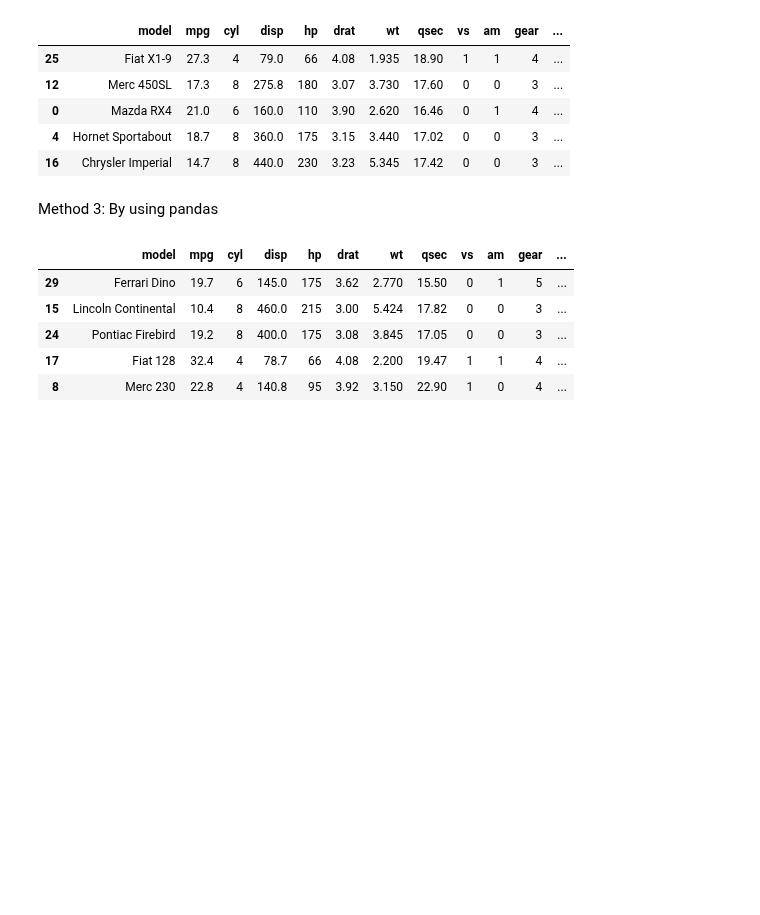
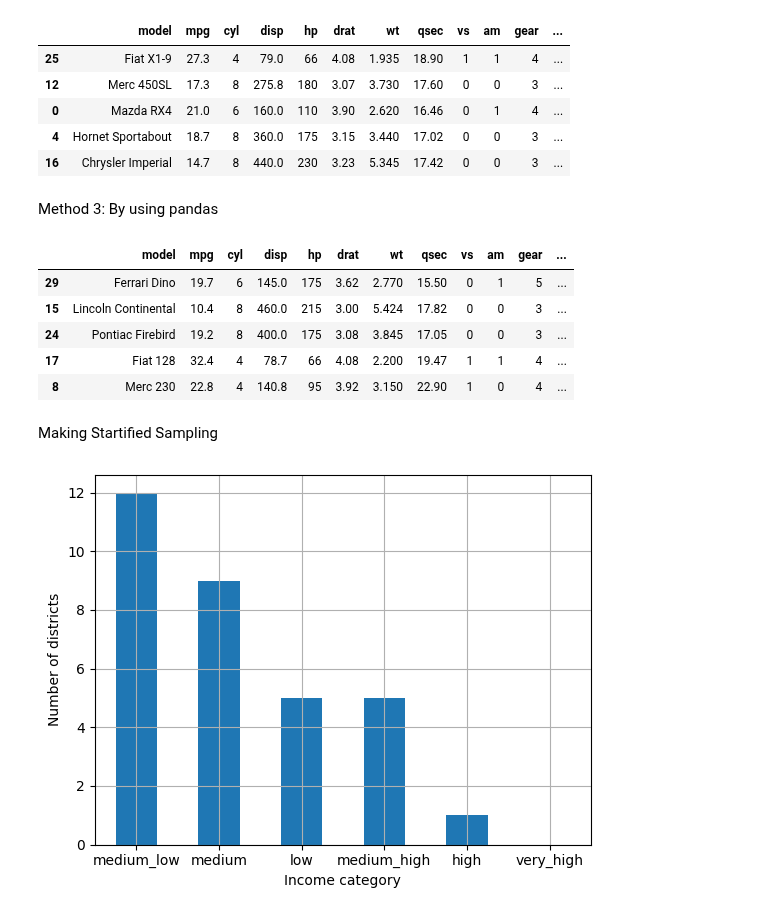
Before and after one commit to khalidkhankakar/Pandas-for-Data-Science, a Jupyter notebook: real world practice/main.ipynb, the cells around one changed output. Cells and saved outputs as stored; diff of their text form; code cells hidden in the pictures; blank space fills up the shorter version.

Commit message:
Distributing the Data into buckets

```diff
--- a/real world practice/main.ipynb
+++ b/real world practice/main.ipynb
@@ -111,3 +112,19 @@ pd_train_set.head()
 | 24 | Pontiac Firebird | 19.2 | 8 | 400.0 | 175 | 3.08 | 3.845 | 17.05 | 0 | 0 | 3 | ... |
 | 17 | Fiat 128 | 32.4 | 4 | 78.7 | 66 | 4.08 | 2.200 | 19.47 | 1 | 1 | 4 | ... |
 | 8 | Merc 230 | 22.8 | 4 | 140.8 | 95 | 3.92 | 3.150 | 22.90 | 1 | 0 | 4 | ... |
+# %% [markdown]
+Making Startified Sampling
+# %%
+# pd.cut(): This is a Pandas function used to divide a continuous variable into intervals (bins).
+# Create stratified sampling groups (as you saw earlier).
+cars['hp'] = pd.cut(cars['hp'],
+                    bins= [0,70,140, 210, 280, 350, np.inf],
+                    labels=['low', 'medium_low', 'medium', 'medium_high', 'high', 'very_high']
+                    )
+# %%
+cars['hp'].value_counts().plot.bar(rot=0, grid=True)
+plt.xlabel("Income category")
+plt.ylabel("Number of districts")
+plt.show()
+# %% [output]
+[figure, added]
```
Also changed, not shown: parts of 1 cell of this notebook.
